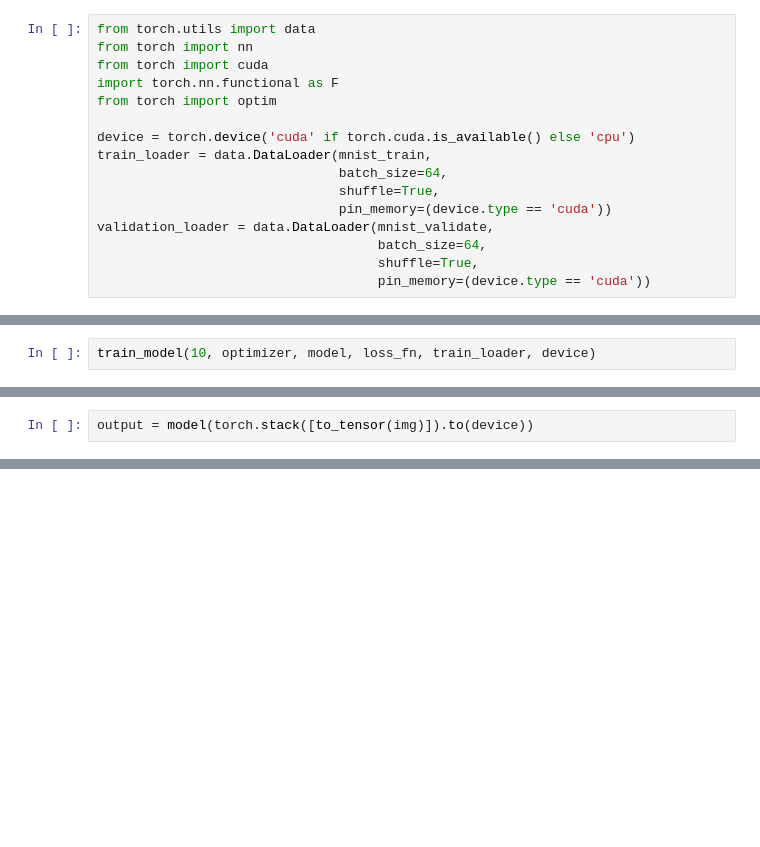
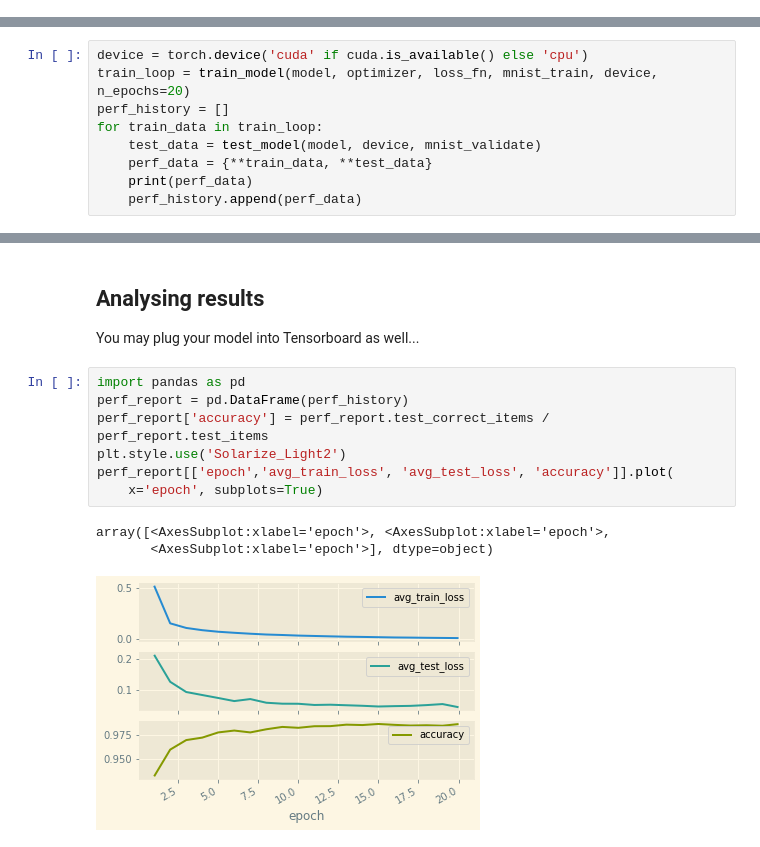
Before and after one commit to isitix/LiveProjectPytorch, a Jupyter notebook: notebooks/step1_mnist1.ipynb, the cells around one changed output, grey strips where cells are left out. Saved outputs shown, nothing was run; the diff lists cells and outputs as text; blank space fills up the shorter version.

Commit message:
MNIST V0

```diff
--- a/notebooks/step1_mnist1.ipynb
+++ b/notebooks/step1_mnist1.ipynb
@@ -96,16 +0,0 @@ def train_model(n_epochs, optimizer, model,
-# %%
-from torch.utils import data
-from torch import nn
-from torch import cuda
-import torch.nn.functional as F
-from torch import optim
-
-device = torch.device('cuda' if torch.cuda.is_available() else 'cpu')
-train_loader = data.DataLoader(mnist_train,
-                               batch_size=64,
-                               shuffle=True,
-                               pin_memory=(device.type == 'cuda'))
-validation_loader = data.DataLoader(mnist_validate,
-                                    batch_size=64,
-                                    shuffle=True,
-                                    pin_memory=(device.type == 'cuda'))
@@ -141,2 +0,0 @@ loss_fn = nn.CrossEntropyLoss().to(device)
-# %%
-train_model(10, optimizer, model, loss_fn, train_loader, device)
@@ -173,2 +0,0 @@ plt.imshow(img)
-# %%
-output = model(torch.stack([to_tensor(img)]).to(device))
@@ -184,0 +141,9 @@ tensor([[3]], device='cuda:0')
+# %%
+device = torch.device('cuda' if cuda.is_available() else 'cpu')
+train_loop = train_model(model, optimizer, loss_fn, mnist_train, device, n_epochs=20)
+perf_history = []
+for train_data in train_loop:
+    test_data = test_model(model, device, mnist_validate)
+    perf_data = {**train_data, **test_data}
+    print(perf_data)
+    perf_history.append(perf_data)
@@ -184,0 +171,15 @@ tensor([[3]], device='cuda:0')
+# %% [markdown]
+## Analysing results
+
+You may plug your model into Tensorboard as well...
+# %%
+import pandas as pd
+perf_report = pd.DataFrame(perf_history)
+perf_report['accuracy'] = perf_report.test_correct_items / perf_report.test_items
+plt.style.use('Solarize_Light2')
+perf_report[['epoch','avg_train_loss', 'avg_test_loss', 'accuracy']].plot(
+    x='epoch', subplots=True)
+# %% [output]
+array([<AxesSubplot:xlabel='epoch'>, <AxesSubplot:xlabel='epoch'>,
+       <AxesSubplot:xlabel='epoch'>], dtype=object)
+[figure, added]
```
Also changed, not shown: parts of 38 cells of this notebook.
